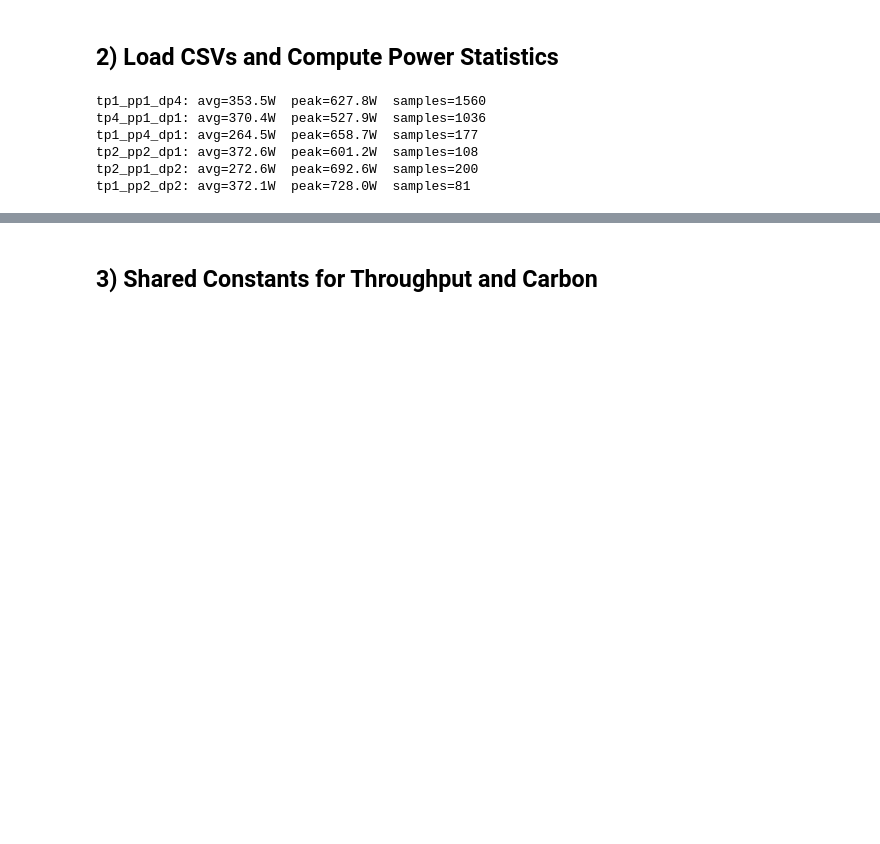
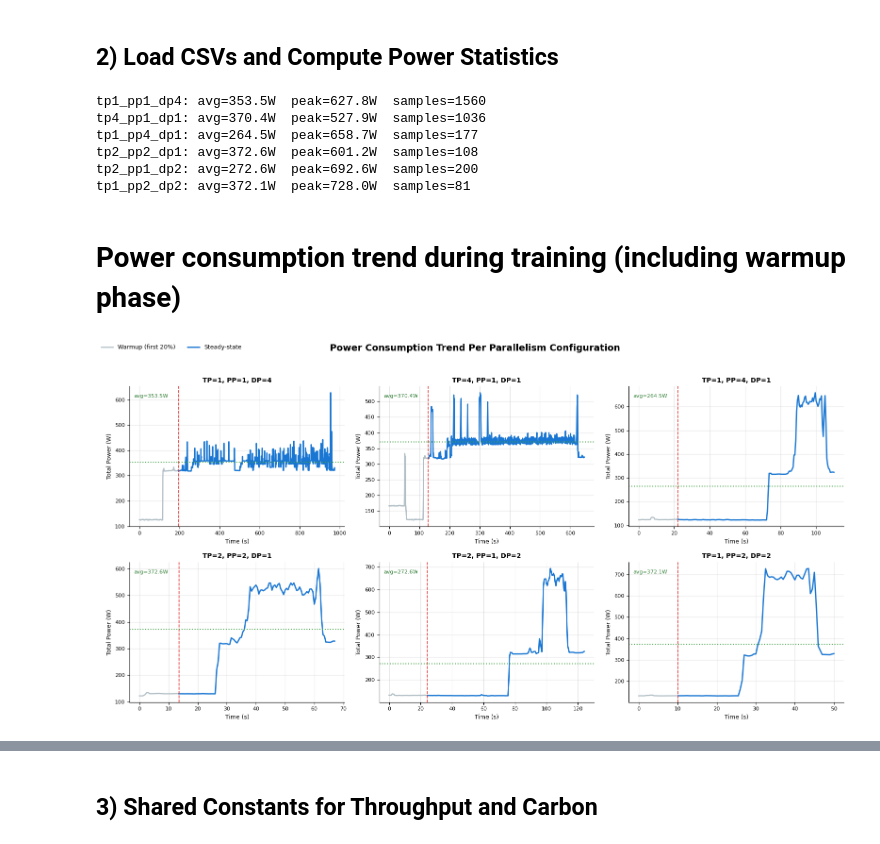
Before and after one commit to Wafik20/scheduling-carbon-aware-3d-parallelism, a Jupyter notebook: visualization.ipynb, the cells around one changed output, grey strips where cells are left out. Cells and saved outputs as stored; diff of their text form; code cells hidden in the pictures; blank space fills up the shorter version.

Commit message:
add plots in /plots

```diff
--- a/visualization.ipynb
+++ b/visualization.ipynb
@@ -30,3 +30,6 @@ COLORS = {
     "pp": "#FF9800",   # orange
     "mixed": "#9C27B0" # purple
 }
+PLOTS_DIR = os.path.join(os.getcwd(), "plots")
+os.makedirs(PLOTS_DIR, exist_ok=True)
+print(f"Saving plots to: {PLOTS_DIR}")
@@ -67,3 +72,38 @@ tp1_pp4_dp1: avg=264.5W  peak=658.7W  samples=177
 tp2_pp2_dp1: avg=372.6W  peak=601.2W  samples=108
 tp2_pp1_dp2: avg=272.6W  peak=692.6W  samples=200
 tp1_pp2_dp2: avg=372.1W  peak=728.0W  samples=81
+# %% [markdown]
+# Power consumption trend during training (including warmup phase)
+# %%
+# Power trend plot for each configuration, highlighting warmup vs steady-state.
+fig, axes = plt.subplots(2, 3, figsize=(16, 8), sharex=False, sharey=False)
+axes = axes.flatten()
+
+for ax, (name, cfg) in zip(axes, configs.items()):
+    df = cfg["df"].copy()
+    warmup_idx = int(len(df) * 0.2)
+
+    x = np.arange(len(df)) * 0.5  # seconds (INTERVAL is defined later)
+    y = df["total_power_W"].to_numpy()
+
+    ax.plot(x[:warmup_idx], y[:warmup_idx], color="#B0BEC5", linewidth=1.8, label="Warmup (first 20%)")
+    ax.plot(x[warmup_idx:], y[warmup_idx:], color="#1976D2", linewidth=2.0, label="Steady-state")
+
+    ax.axvline(x[warmup_idx] if warmup_idx < len(x) else x[-1], color="#E53935", linestyle="--", linewidth=1.2)
+    ax.axhline(cfg["avg_power"], color="#43A047", linestyle=":", linewidth=1.5)
+
+    ax.set_title(f"TP={cfg['tp']}, PP={cfg['pp']}, DP={cfg['dp']}", fontsize=10, fontweight="bold")
+    ax.set_xlabel("Time (s)", fontsize=9)
+    ax.set_ylabel("Total Power (W)", fontsize=9)
+    ax.tick_params(labelsize=8)
+
+    ax.text(0.02, 0.92, f"avg={cfg['avg_power']:.1f}W", transform=ax.transAxes, fontsize=8, color="#2E7D32")
+
+handles, labels = axes[0].get_legend_handles_labels()
+fig.legend(handles, labels, loc="upper left", ncol=4, fontsize=9, frameon=False)
+fig.suptitle("Power Consumption Trend Per Parallelism Configuration", fontsize=14, fontweight="bold", y=1.02)
+plt.tight_layout()
+plt.savefig(os.path.join(PLOTS_DIR, "graph0_power_trends_with_warmup.png"), dpi=150, bbox_inches="tight")
+plt.show()
+# %% [output]
+[figure, added]
```
Also changed, not shown: parts of 7 cells of this notebook, 11 other files.
